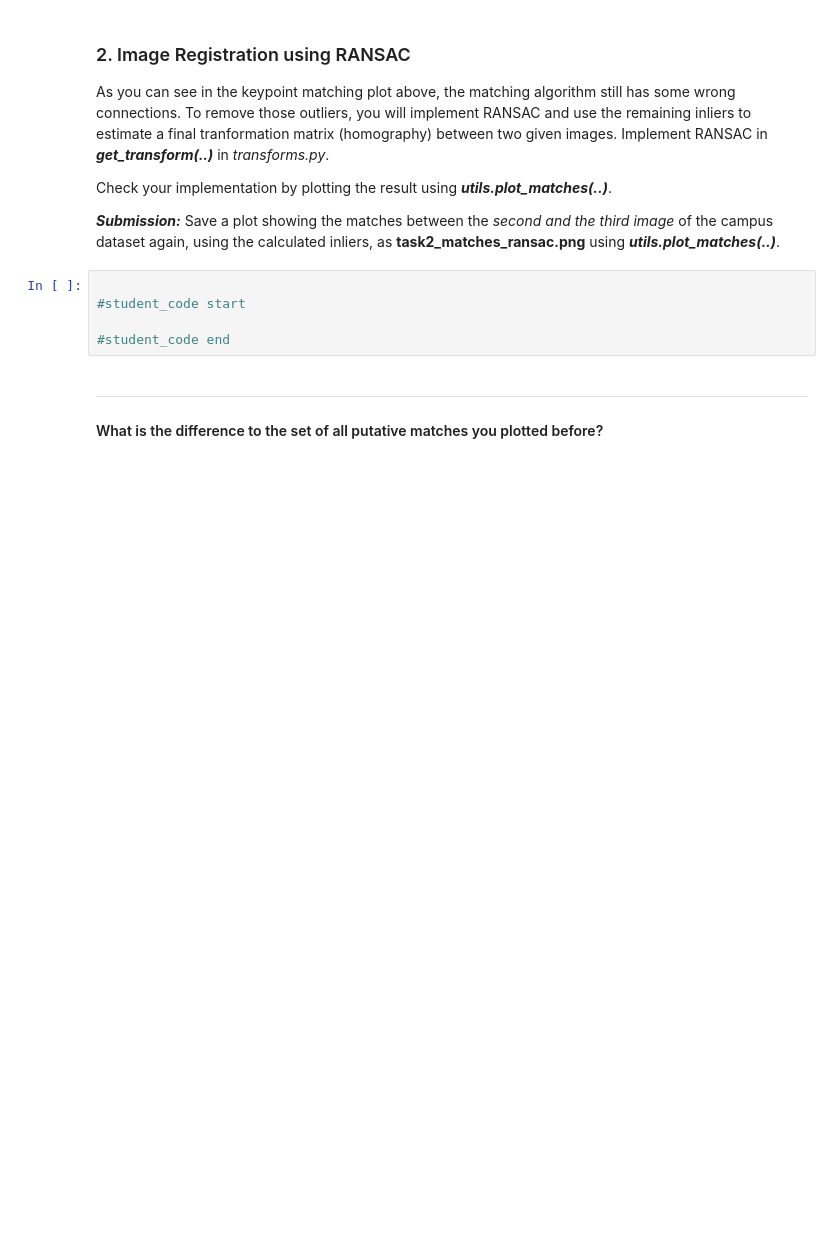
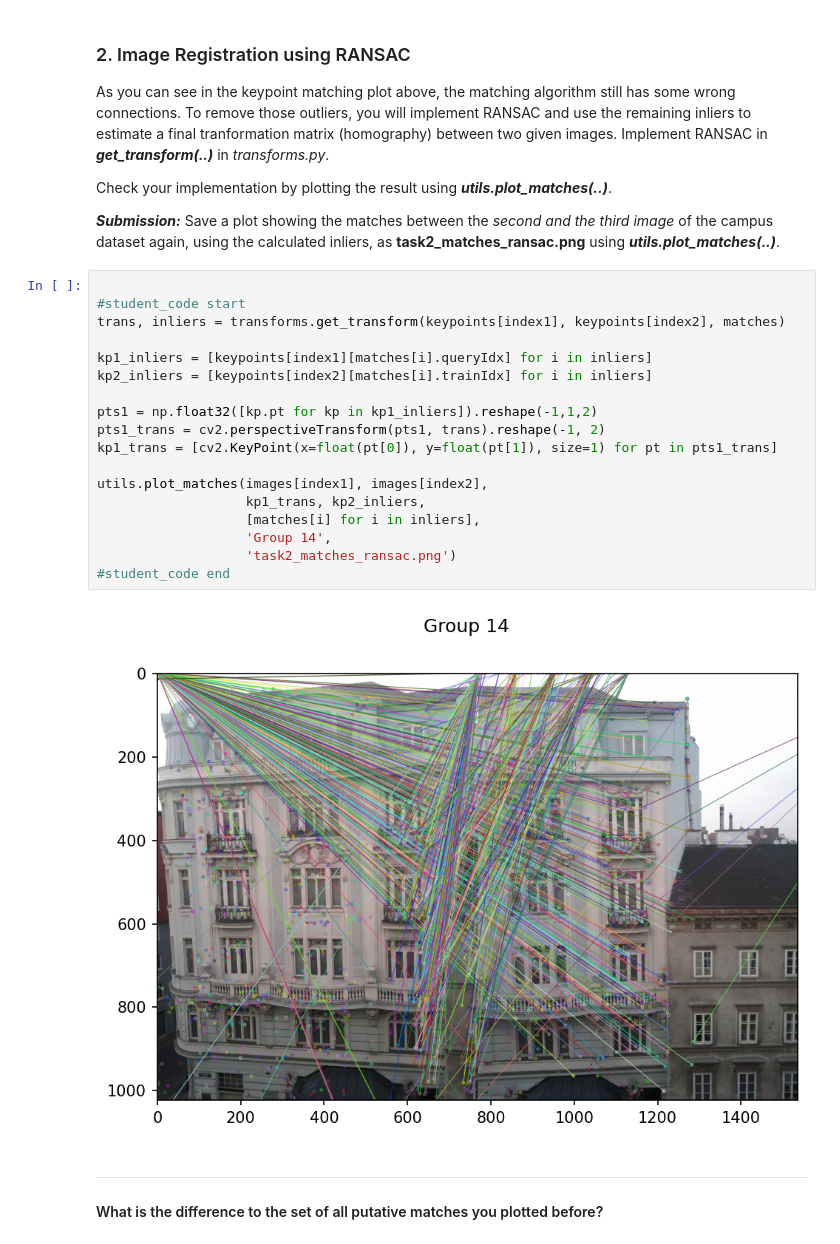
Before and after one commit to gissuvalentina/ComputerVision_Group14_Assignment1, a Jupyter notebook: Assignment1/TASK2/Task2.ipynb, the cells around one changed output. Saved outputs shown, nothing was run; the diff lists cells and outputs as text; blank space fills up the shorter version.

```diff
--- a/Assignment1/TASK2/Task2.ipynb
+++ b/Assignment1/TASK2/Task2.ipynb
@@ -99,11 +120,26 @@ Check your implementation by plotting the result using ***utils.plot_matches(..)
 
 
 ***Submission:*** Save a plot showing the matches between the *second and the third image* of the campus dataset again, using the calculated inliers, as **task2_matches_ransac.png** using ***utils.plot_matches(..)***.
-# %%
-
-#student_code start
-
-#student_code end
+# %%
+
+#student_code start
+trans, inliers = transforms.get_transform(keypoints[index1], keypoints[index2], matches)
+
+kp1_inliers = [keypoints[index1][matches[i].queryIdx] for i in inliers]
+kp2_inliers = [keypoints[index2][matches[i].trainIdx] for i in inliers]
+
+pts1 = np.float32([kp.pt for kp in kp1_inliers]).reshape(-1,1,2)
+pts1_trans = cv2.perspectiveTransform(pts1, trans).reshape(-1, 2)
+kp1_trans = [cv2.KeyPoint(x=float(pt[0]), y=float(pt[1]), size=1) for pt in pts1_trans]
+
+utils.plot_matches(images[index1], images[index2],
+                   kp1_trans, kp2_inliers,
+                   [matches[i] for i in inliers],
+                   'Group 14',
+                   'task2_matches_ransac.png')
+#student_code end
+# %% [output]
+[figure, added]
 # %% [markdown]
 ***
 #### What is the difference to the set of all putative matches you plotted before?
```
Also changed, not shown: parts of 8 cells of this notebook, 6 other files.
